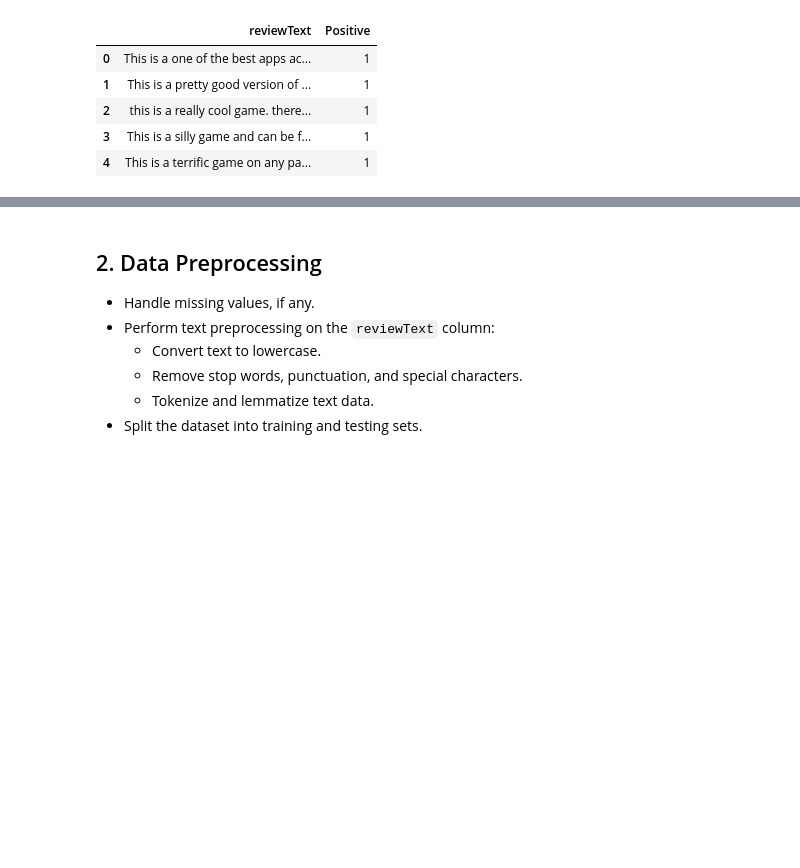
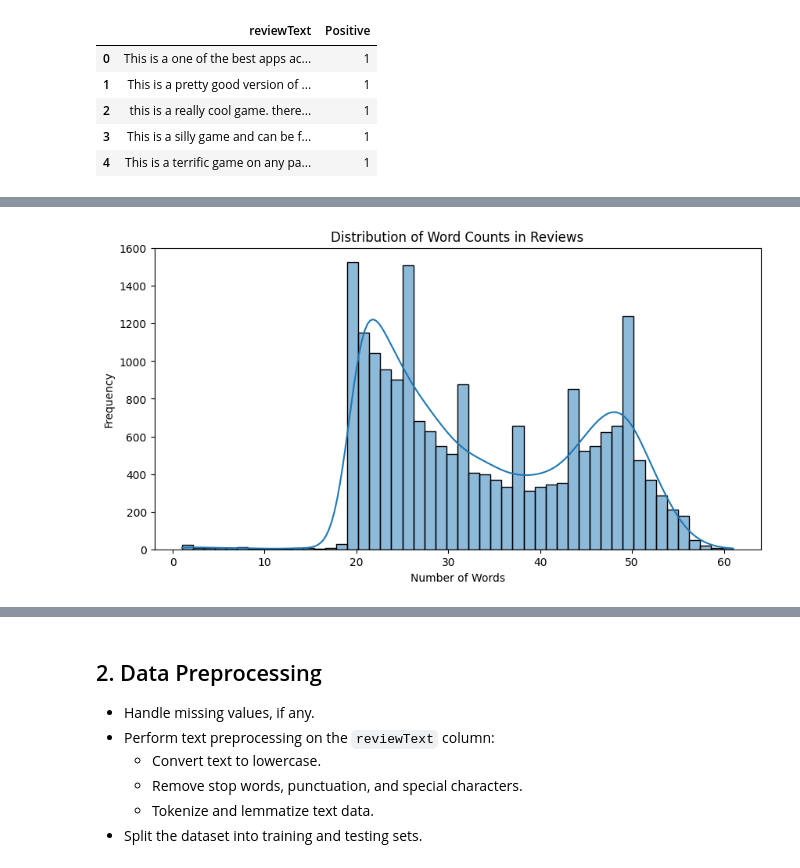
Before and after one commit to Rashedul023/Sentiment-Analysis, a Jupyter notebook: Sentiment Analysis on Amazon Product Reviews (1).ipynb, the cells around one changed output, grey strips where cells are left out. Saved outputs shown, nothing was run; the diff lists cells and outputs as text; code cells hidden in the pictures; blank space fills up the shorter version.

```diff
--- a/Sentiment Analysis on Amazon Product Reviews (1).ipynb
+++ b/Sentiment Analysis on Amazon Product Reviews (1).ipynb
@@ -35,0 +92,11 @@ df.head()
+# %%
+df['word_count'] = df['reviewText'].apply(lambda x: len(x.split()))
+
+plt.figure(figsize=(10,5))
+sns.histplot(df['word_count'], bins=50, kde=True)
+plt.title('Distribution of Word Counts in Reviews')
+plt.xlabel('Number of Words')
+plt.ylabel('Frequency')
+plt.show()
+# %% [output]
+[figure, added]
```
Also changed, not shown: parts of 35 cells of this notebook.
